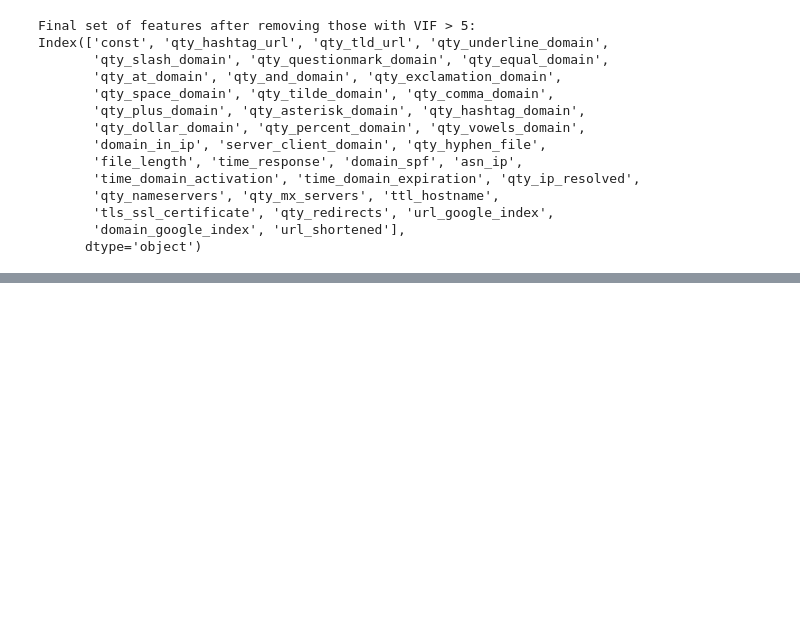
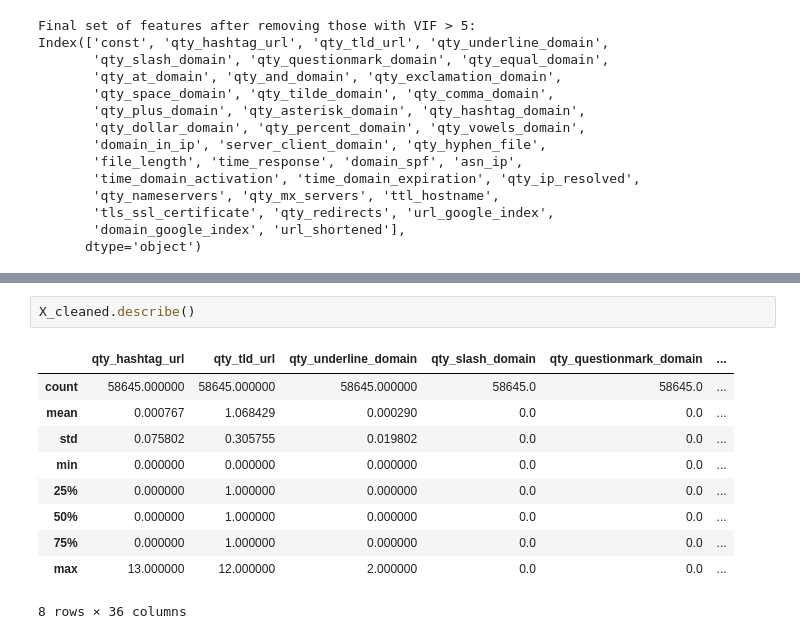
Before and after one commit to adarsh-gowda/Phishing-Domain, a Jupyter notebook: research/trials.ipynb, the cells around one changed output, grey strips where cells are left out. Saved outputs shown, nothing was run; the diff lists cells and outputs as text; blank space fills up the shorter version.

```diff
--- a/research/trials.ipynb
+++ b/research/trials.ipynb
@@ -158,0 +193,13 @@ Index(['const', 'qty_hashtag_url', 'qty_tld_url', 'qty_underline_domain',
+# %%
+X_cleaned.describe()
+# %% [output]
+|  | qty_hashtag_url | qty_tld_url | qty_underline_domain | qty_slash_domain | qty_questionmark_domain | ... |
+| count | 58645.000000 | 58645.000000 | 58645.000000 | 58645.0 | 58645.0 | ... |
+| mean | 0.000767 | 1.068429 | 0.000290 | 0.0 | 0.0 | ... |
+| std | 0.075802 | 0.305755 | 0.019802 | 0.0 | 0.0 | ... |
+| min | 0.000000 | 0.000000 | 0.000000 | 0.0 | 0.0 | ... |
+| 25% | 0.000000 | 1.000000 | 0.000000 | 0.0 | 0.0 | ... |
+| 50% | 0.000000 | 1.000000 | 0.000000 | 0.0 | 0.0 | ... |
+| 75% | 0.000000 | 1.000000 | 0.000000 | 0.0 | 0.0 | ... |
+| max | 13.000000 | 12.000000 | 2.000000 | 0.0 | 0.0 | ... |
+8 rows × 36 columns
```
Also changed, not shown: parts of 11 cells of this notebook, 1 other file.
